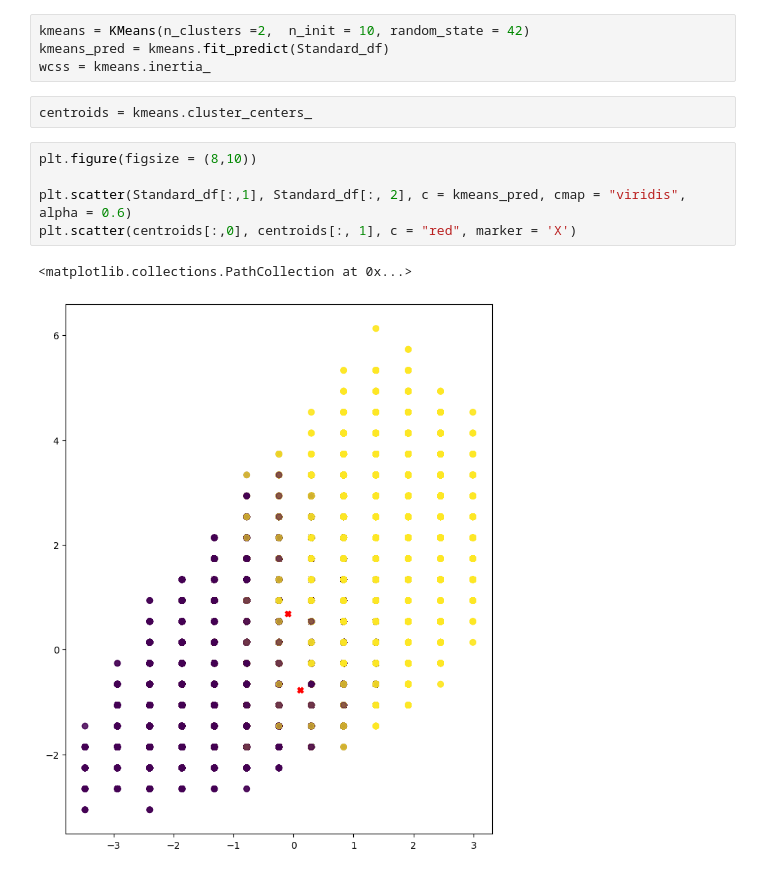
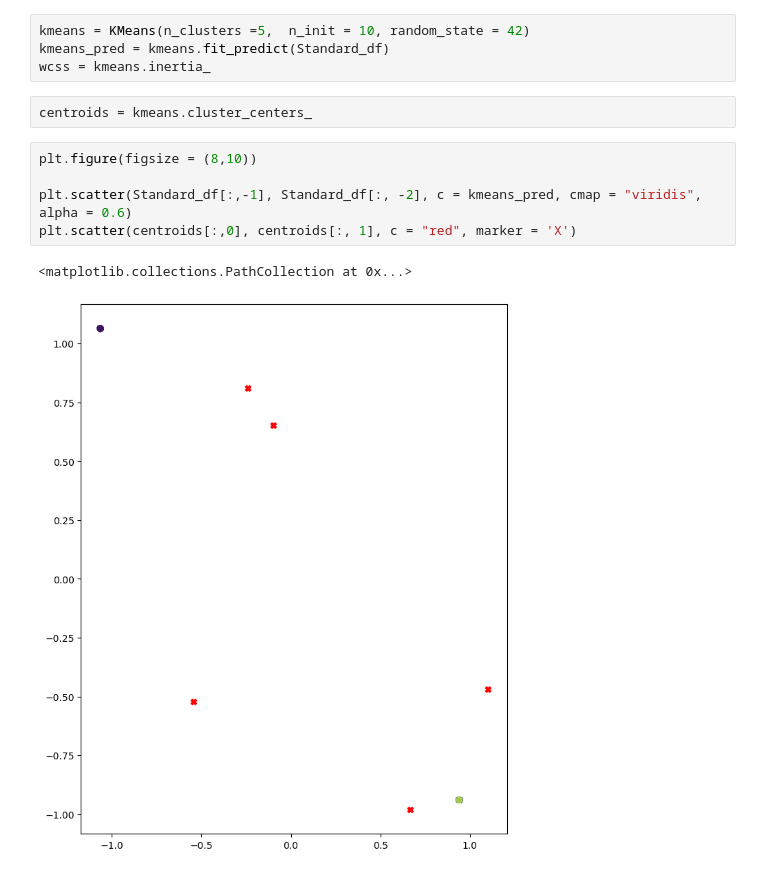
Before and after one commit to Harshan-Kurapati/Smoking-Drinking, a Jupyter notebook: Smoking.ipynb, the cells around one changed output. Saved outputs shown, nothing was run; the diff lists cells and outputs as text.

```diff
--- a/Smoking.ipynb
+++ b/Smoking.ipynb
@@ -103,7 +103,7 @@ array([[-0.88951382,  0.83587354,  0.93620986, ..., -0.74296486,
 # %% [markdown]
 ## Rough Model
 # %%
-kmeans = KMeans(n_clusters =2,  n_init = 10, random_state = 42)
+kmeans = KMeans(n_clusters =5,  n_init = 10, random_state = 42)
 kmeans_pred = kmeans.fit_predict(Standard_df)
 wcss = kmeans.inertia_
 # %%
@@ -111,9 +111,9 @@ centroids = kmeans.cluster_centers_
 # %%
 plt.figure(figsize = (8,10))
 
-plt.scatter(Standard_df[:,1], Standard_df[:, 2], c = kmeans_pred, cmap = "viridis", alpha = 0.6)
+plt.scatter(Standard_df[:,-1], Standard_df[:, -2], c = kmeans_pred, cmap = "viridis", alpha = 0.6)
 plt.scatter(centroids[:,0], centroids[:, 1], c = "red", marker = 'X')
 # %% [output]
 <matplotlib.collections.PathCollection at 0x...>
-[figure, old version]
+[figure, new version]
 # %% [markdown]
```
Also changed, not shown: parts of 5 cells of this notebook.
